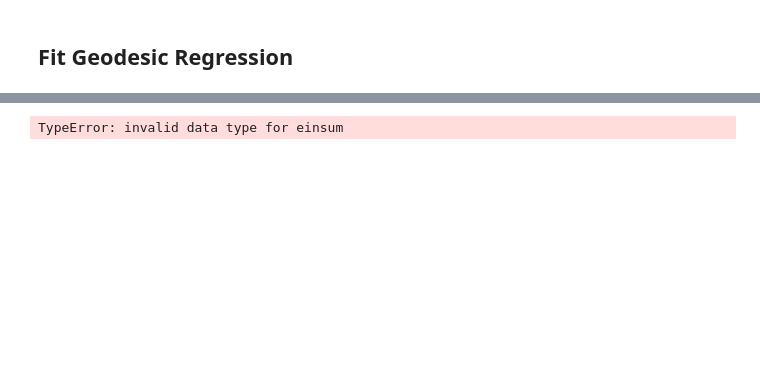
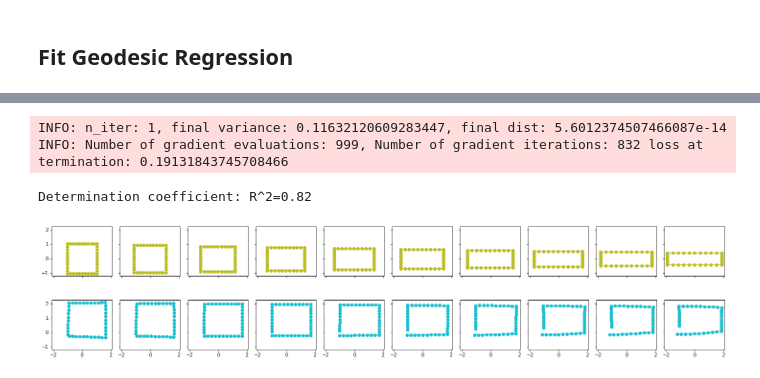
Before and after one commit to geometric-intelligence/dyn, a Jupyter notebook: cells/notebooks/fit_geodesic_regression.ipynb, the cells around one changed output, grey strips where cells are left out. Cells and saved outputs as stored; diff of their text form; code cells hidden in the pictures; blank space fills up the shorter version.

Commit message:
Add geodesic regression

```diff
--- a/cells/notebooks/fit_geodesic_regression.ipynb
+++ b/cells/notebooks/fit_geodesic_regression.ipynb
@@ -37,9 +36,10 @@ gr = GeodesicRegression(
     metric=METRIC,
     center_X=False,
     method="riemannian",
-    max_iter=50,
-    init_step_size=0.1,
+    max_iter=1000,
+    init_step_size=0.02,
     verbose=True,
+    initialization="frechet",
 )
 
 gr.fit(data_times, target, compute_training_score=True)
@@ -49,8 +49,10 @@ intercept_hat, beta_hat = gr.intercept_, gr.coef_
 # Measure goodness of fit
 r2_hat = gr.training_score_
 
-print(f"MSE on the intercept: {mse_intercept:.2e}")
-print(f"MSE on the initial velocity beta: {mse_beta:.2e}")
 print(f"Determination coefficient: R^2={r2_hat:.2f}")
 # %% [output]
-TypeError: invalid data type for einsum
+INFO: n_iter: 1, final variance: 0.11632120609283447, final dist: 5.6012374507466087e-14
+INFO: Number of gradient evaluations: 999, Number of gradient iterations: 832 loss at termination: 0.19131843745708466
+Determination coefficient: R^2=0.82
+# %%
+estimated = METRIC.geodesic(initial_curve=intercept_hat, initial_tangent_vec=beta_hat)(data_times)
@@ -56,0 +61,10 @@ TypeError: invalid data type for einsum
+# %%
+fig, axes = plt.subplots(2, n_times, figsize = (20, 5), sharex=True, sharey=True)
+
+for i_curve, curve in enumerate([target, estimated]):
+    for i_time in range(n_times):
+        axes[i_curve, i_time].plot(curve[i_time][:, 0], curve[i_time][:, 1], marker='o', c=f"C{i_curve+8}")
+        axes[i_curve, i_time].set_aspect('equal')
+plt.tight_layout()
+# %% [output]
+[figure, added]
```
Also changed, not shown: parts of 2 cells of this notebook, 2 other files.
